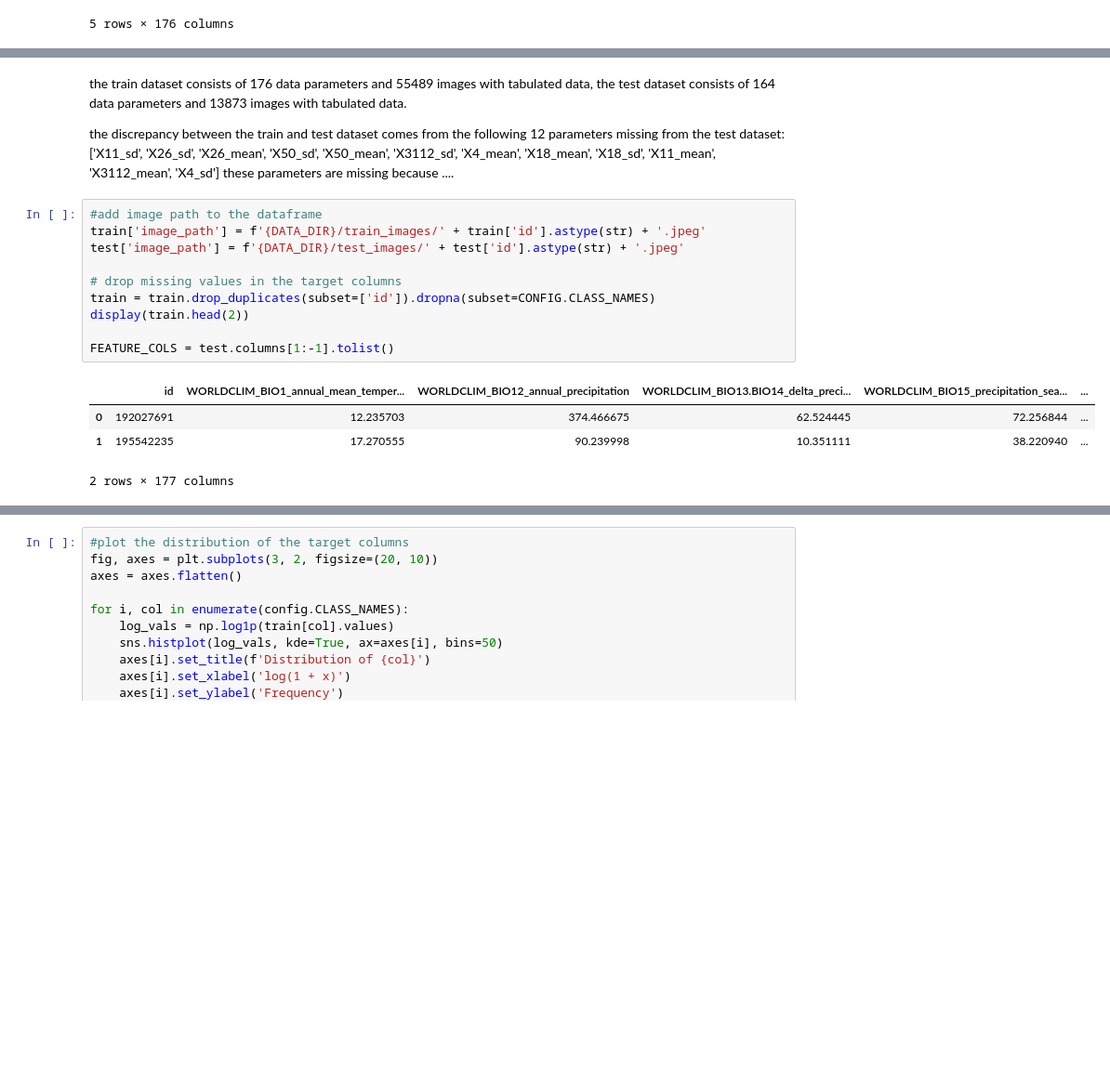
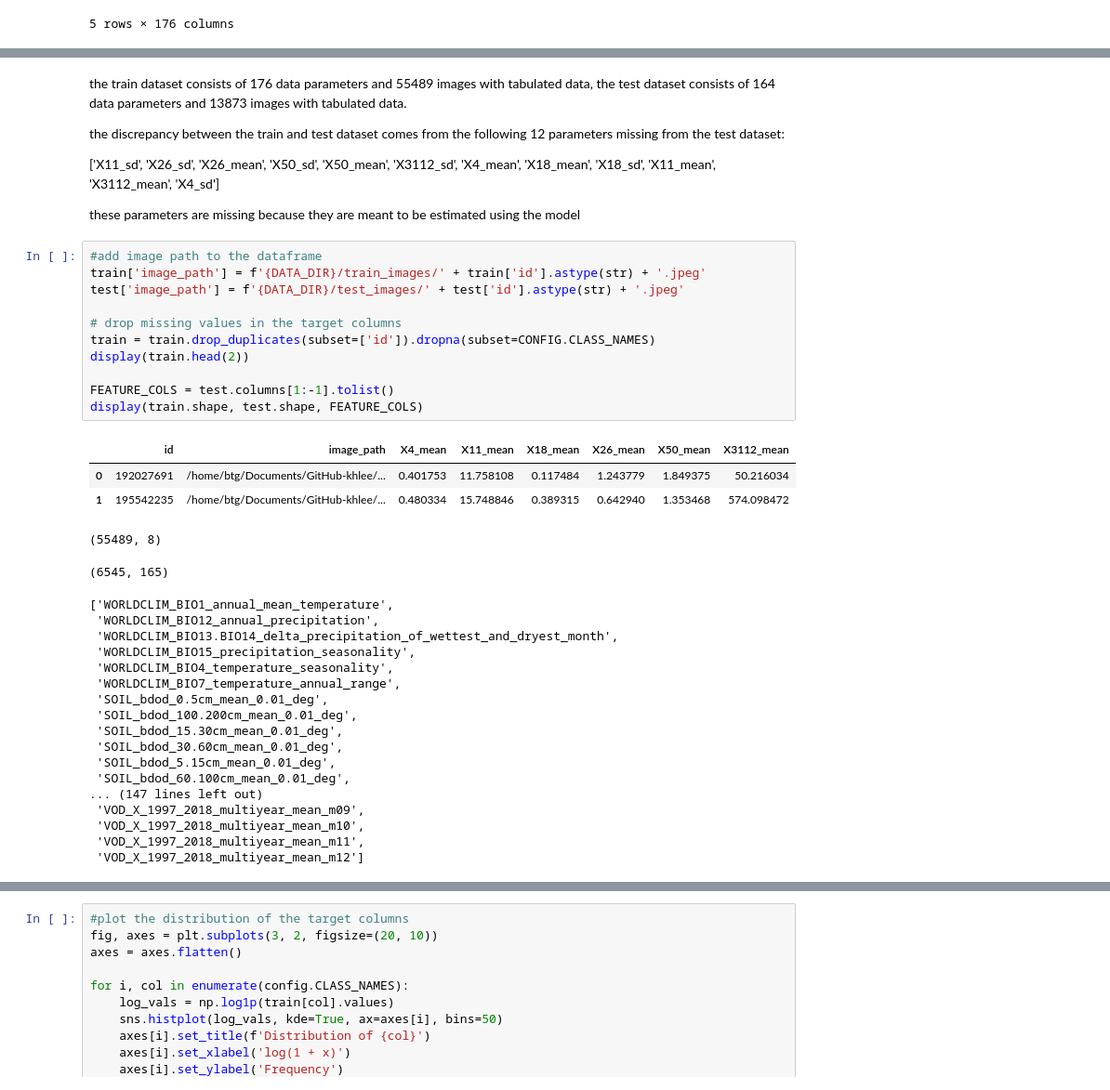
Before and after one commit to khleedavid/CS5242_plantTraits, a Jupyter notebook: plantTraits_analysis.ipynb, the cells around one changed output, grey strips where cells are left out. Shown: that part at 93% size. Drawn from its saved outputs; the diff is of its cells as text; blank space fills up the shorter version.

```diff
--- a/plantTraits_analysis.ipynb
+++ b/plantTraits_analysis.ipynb
@@ -110,23 +101,44 @@ the train dataset consists of 176 data parameters and 55489 images with tabulate
 the test dataset consists of 164 data parameters and 13873 images with tabulated data.
 
 the discrepancy between the train and test dataset comes from the following 12 parameters missing from the test dataset:
+
 ['X11_sd', 'X26_sd', 'X26_mean', 'X50_sd', 'X50_mean', 'X3112_sd', 'X4_mean', 'X18_mean', 'X18_sd', 'X11_mean', 'X3112_mean', 'X4_sd']
-these parameters are missing because ....
+
+these parameters are missing because they are meant to be estimated using the model
 # %%
 #add image path to the dataframe
 train['image_path'] = f'{DATA_DIR}/train_images/' + train['id'].astype(str) + '.jpeg'
 test['image_path'] = f'{DATA_DIR}/test_images/' + test['id'].astype(str) + '.jpeg'
 
 # drop missing values in the target columns
 train = train.drop_duplicates(subset=['id']).dropna(subset=CONFIG.CLASS_NAMES)
 display(train.head(2))
 
 FEATURE_COLS = test.columns[1:-1].tolist()
+display(train.shape, test.shape, FEATURE_COLS)
 # %% [output]
-|  | id | WORLDCLIM_BIO1_annual_mean_temper... | WORLDCLIM_BIO12_annual_precipitation | WORLDCLIM_BIO13.BIO14_delta_preci... | WORLDCLIM_BIO15_precipitation_sea... | ... |
-| 0 | 192027691 | 12.235703 | 374.466675 | 62.524445 | 72.256844 | ... |
-| 1 | 195542235 | 17.270555 | 90.239998 | 10.351111 | 38.220940 | ... |
+|  | id | image_path | X4_mean | X11_mean | X18_mean | X26_mean | X50_mean | X3112_mean |
+| 0 | 192027691 | /home/btg/Documents/GitHub-khlee/... | 0.401753 | 11.758108 | 0.117484 | 1.243779 | 1.849375 | 50.216034 |
+| 1 | 195542235 | /home/btg/Documents/GitHub-khlee/... | 0.480334 | 15.748846 | 0.389315 | 0.642940 | 1.353468 | 574.098472 |
-2 rows × 177 columns
+(55489, 8)
+(6545, 165)
+['WORLDCLIM_BIO1_annual_mean_temperature',
+ 'WORLDCLIM_BIO12_annual_precipitation',
+ 'WORLDCLIM_BIO13.BIO14_delta_precipitation_of_wettest_and_dryest_month',
+ 'WORLDCLIM_BIO15_precipitation_seasonality',
+ 'WORLDCLIM_BIO4_temperature_seasonality',
+ 'WORLDCLIM_BIO7_temperature_annual_range',
+ 'SOIL_bdod_0.5cm_mean_0.01_deg',
+ 'SOIL_bdod_100.200cm_mean_0.01_deg',
+ 'SOIL_bdod_15.30cm_mean_0.01_deg',
+ 'SOIL_bdod_30.60cm_mean_0.01_deg',
+ 'SOIL_bdod_5.15cm_mean_0.01_deg',
+ 'SOIL_bdod_60.100cm_mean_0.01_deg',
+... (147 lines left out)
+ 'VOD_X_1997_2018_multiyear_mean_m09',
+ 'VOD_X_1997_2018_multiyear_mean_m10',
+ 'VOD_X_1997_2018_multiyear_mean_m11',
+ 'VOD_X_1997_2018_multiyear_mean_m12']
 # %%
 image_path = 'data/train_images'
 
```
Also changed, not shown: parts of 3 cells of this notebook, 4 other files.
